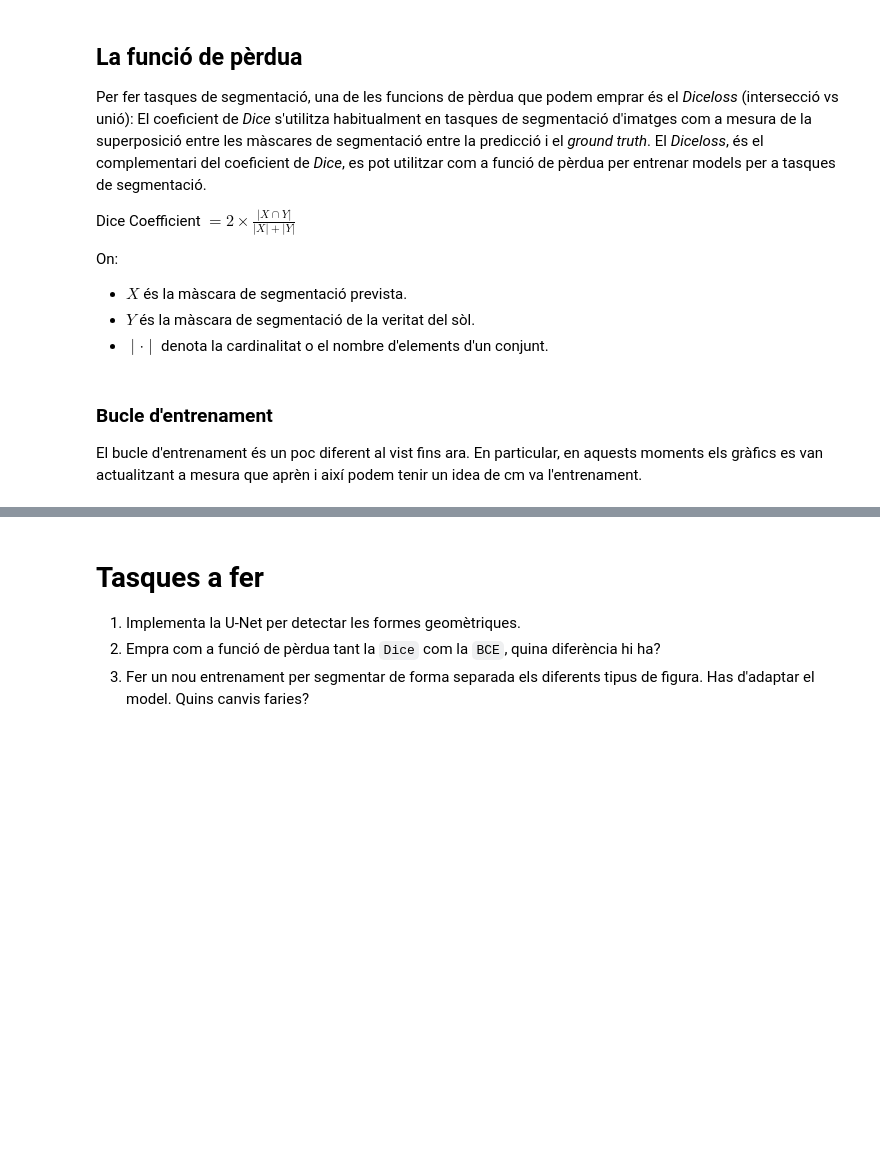
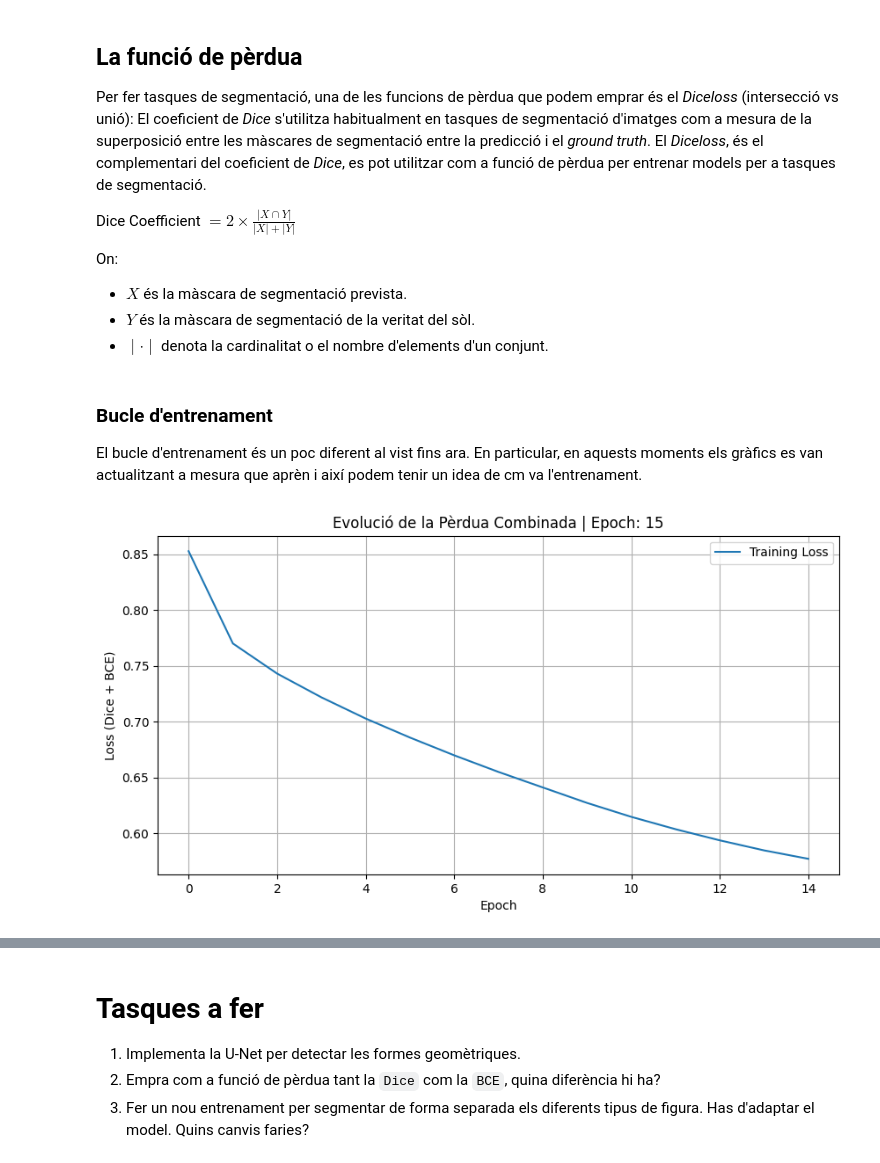
Before and after one commit to CristobaL07/aa_2526, a Jupyter notebook: 10_UNet/Unet.ipynb, the cells around one changed output, grey strips where cells are left out. Saved outputs shown, nothing was run; the diff lists cells and outputs as text; code cells hidden in the pictures; blank space fills up the shorter version.

```diff
--- a/10_UNet/Unet.ipynb
+++ b/10_UNet/Unet.ipynb
@@ -180,5 +300,96 @@ class DiceLoss(nn.Module):
 ### Bucle d'entrenament
 
 El bucle d'entrenament és un poc diferent al vist fins ara. En particular, en aquests moments els gràfics es van actualitzant a mesura que aprèn i així podem tenir un idea de cm va l'entrenament.
+# %%
+import torch.nn as nn
+import torch
+
+class BCELoss(nn.Module):
+    """
+    Classe que encapsula nn.BCEWithLogitsLoss.
+    Aquesta loss és ideal per a segmentació binària amb sortides de logits,
+    ja que gestiona la Sigmoid internament per a una millor estabilitat numèrica.
+    """
+    def __init__(self):
+        super().__init__()
+        # Utilitzem BCEWithLogitsLoss de PyTorch
+        self.loss = nn.BCEWithLogitsLoss()
+
+    def forward(self, y_pred, y_true):
+        # BCEWithLogitsLoss espera que el target (y_true) sigui del tipus float.
+        # Ho convertim a float just abans de calcular la pèrdua.
+        return self.loss(y_pred, y_true.float())
 # %%
-#TODO
+# --- CONFIGURACIÓ ---
+device = torch.device("cuda" if torch.cuda.is_available() else "cpu")
+print(f"Utilitzant dispositiu: {device}")
+
+# out_channels=1 per a segmentació binària (Fons vs. Formes)
+model = UNet(in_channels=3, out_channels=1, init_features=32).to(device)
+
+# Paràmetres
+learning_rate = 1e-4
+num_epochs = 15 # Valor suggerit per veure progressos
+optimizer = optim.Adam(model.parameters(), lr=learning_rate)
+
+# Funció de pèrdua combinada (Exemple: Ponderació de les dues pèrdues)
+criterion_dice = DiceLoss()
+criterion_bce = BCELoss()
+
+# Llista per guardar l'historial
+train_losses = []
+
+# --- BUCLE D'ENTRENAMENT ---
+print("Començant l'entrenament...")
+for epoch in range(num_epochs):
+    model.train()
+    epoch_loss = 0.0
+
+    # Utilitzem tqdm per a una barra de progrés
+    train_loop = tqdm(train_loader, desc=f"Epoch {epoch+1}/{num_epochs} (Train)")
+
+    for i, (images, masks) in enumerate(train_loop):
+        images, masks = images.to(device), masks.to(device)
+
+        # La UNet espera C=1 a la sortida, així que afegim la dimensió de canal a la màscara (B, H, W) -> (B, 1, H, W)
+        masks_input = masks.unsqueeze(1)
+
+        optimizer.zero_grad()
+
+        # Forward pass
+        outputs = model(images)
+
+        # Càlcul de la pèrdua: Pèrdua combinada
+        loss_dice = criterion_dice(outputs, masks_input)
+        loss_bce = criterion_bce(outputs, masks_input)
+
+        # Ponderació 50/50 per beneficiar-se d'ambdues
+        loss = 0.5 * loss_bce + 0.5 * loss_dice
+
+        # Backward pass i optimització
+        loss.backward()
+        optimizer.step()
+
+        epoch_loss += loss.item()
+
+        # Actualitzar la barra de progrés
+        train_loop.set_postfix(loss=loss.item())
+
+    avg_epoch_loss = epoch_loss / len(train_loader)
+    train_losses.append(avg_epoch_loss)
+
+    # Actualització visual del gràfic
+    display.clear_output(wait=True)
+    plt.figure(figsize=(10, 5))
+    plt.plot(train_losses, label='Training Loss')
+    plt.title(f"Evolució de la Pèrdua Combinada | Epoch: {epoch+1}")
+    plt.xlabel("Epoch")
+    plt.ylabel("Loss (Dice + BCE)")
+    plt.legend()
+    plt.grid(True)
+    display.display(plt.gcf())
+    plt.close()
+
+print("Entrenament finalitzat.")
+# %% [output]
+[figure, added]
```
Also changed, not shown: parts of 6 cells of this notebook.
